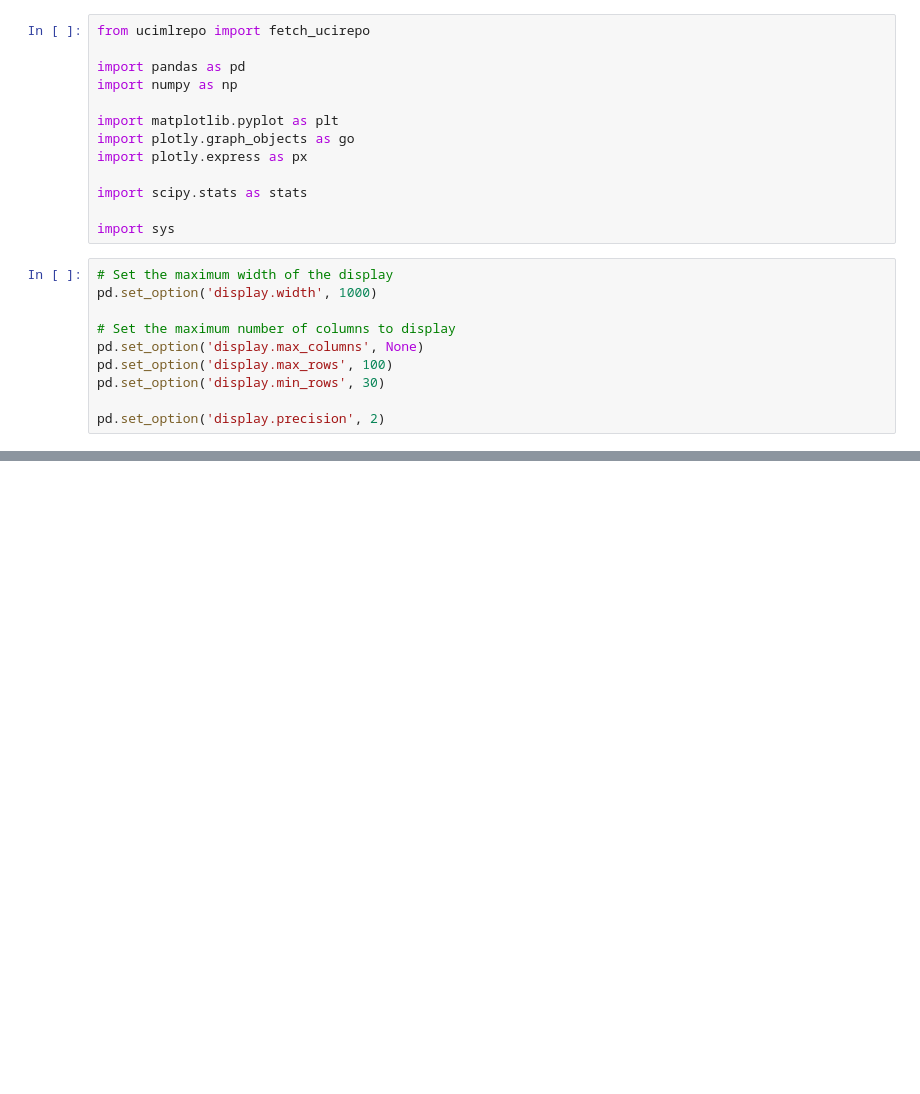
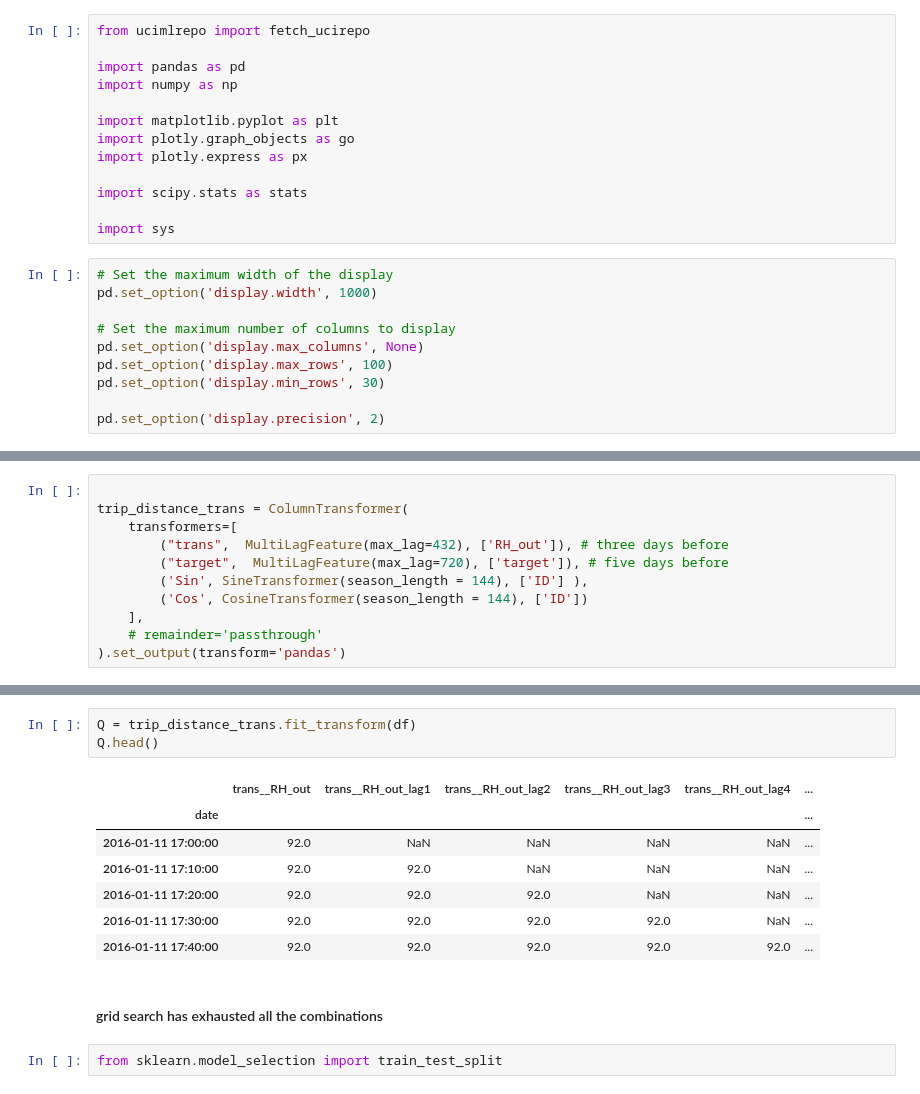
Before and after one commit to bruno2009/Project-Appliances-Energy-Prediction, a Jupyter notebook: Studying-target-2.ipynb, the cells around one changed output, grey strips where cells are left out. Drawn from its saved outputs; the diff is of its cells as text; blank space fills up the shorter version.

```diff
--- a/Studying-target-2.ipynb
+++ b/Studying-target-2.ipynb
@@ -94,0 +171,11 @@ from functools import partial
+# %%
+
+trip_distance_trans = ColumnTransformer(
+    transformers=[
+        ("trans",  MultiLagFeature(max_lag=432), ['RH_out']), # three days before
+        ("target",  MultiLagFeature(max_lag=720), ['target']), # five days before
+        ('Sin', SineTransformer(season_length = 144), ['ID'] ),
+        ('Cos', CosineTransformer(season_length = 144), ['ID'])
+    ],
+    # remainder='passthrough'
+).set_output(transform='pandas')
@@ -94,0 +193,15 @@ from functools import partial
+# %%
+Q = trip_distance_trans.fit_transform(df)
+Q.head()
+# %% [output]
+|  | trans__RH_out | trans__RH_out_lag1 | trans__RH_out_lag2 | trans__RH_out_lag3 | trans__RH_out_lag4 | ... |
+| date |  |  |  |  |  | ... |
+| 2016-01-11 17:00:00 | 92.0 | NaN | NaN | NaN | NaN | ... |
+| 2016-01-11 17:10:00 | 92.0 | 92.0 | NaN | NaN | NaN | ... |
+| 2016-01-11 17:20:00 | 92.0 | 92.0 | 92.0 | NaN | NaN | ... |
+| 2016-01-11 17:30:00 | 92.0 | 92.0 | 92.0 | 92.0 | NaN | ... |
+| 2016-01-11 17:40:00 | 92.0 | 92.0 | 92.0 | 92.0 | 92.0 | ... |
+# %% [markdown]
+ #### grid search has exhausted all the combinations
+# %%
+from sklearn.model_selection import train_test_split
```
Also changed, not shown: parts of 32 cells of this notebook, 2 other files.
